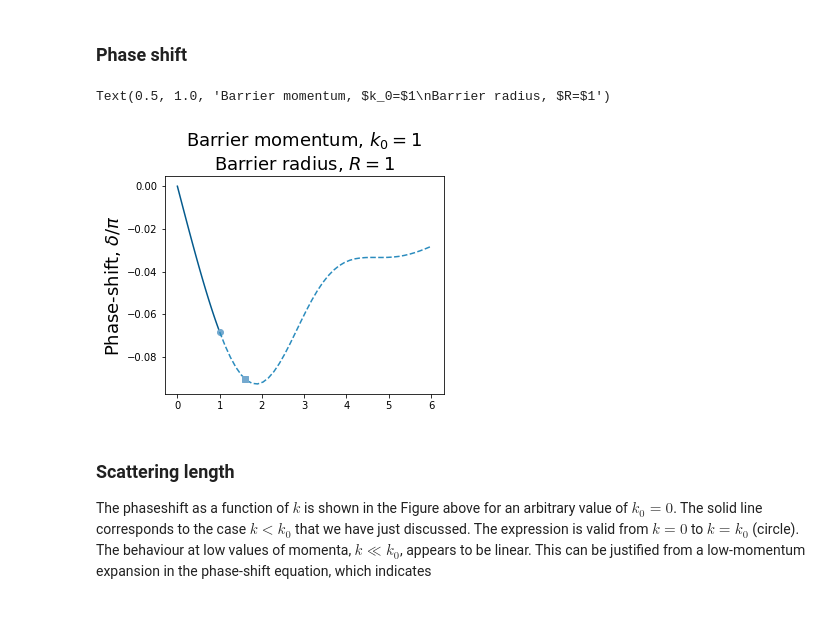
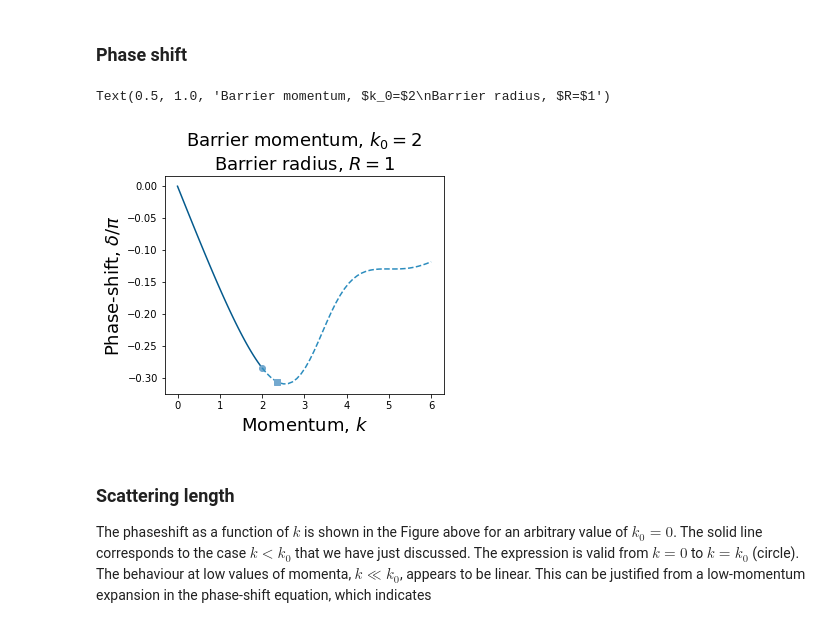
Before and after one commit to arnaurios/AdvancedQuantumMechanics, a Jupyter notebook: Scattering_spherical.ipynb, the cells around one changed output. Drawn from its saved outputs; the diff is of its cells as text; code cells hidden in the pictures.

Commit message:
2022 scattering

```diff
--- a/Scattering_spherical.ipynb
+++ b/Scattering_spherical.ipynb
@@ -258,41 +258,43 @@ epsilon=0.001
 R=1;
 
 # THE MOMENTUM OF THE SCATTERING BARRIER
-k0=1;
+k0=2;
 
 
 def phaseshift_barrier_above(k,k0,R) :
     kappa=np.sqrt(np.power(k,2) - np.power(k0,2) )
     ph0=( np.arctan2( k*np.tan(kappa*R),kappa ) - k*R )%pi
     ph=ph0/pi-1
     return ph
 
 
 # COMPUTE PHASE-SHIFT BELOW THE BARRIER
 Nk_below=40
 kk1=np.linspace(0,k0-epsilon,Nk_below)
 ps1=phaseshift_barrier_below(kk1,k0,R)
 
 # COMPUTE PHASE-SHIFT ABOVE THE BARRIER
 Nk_above=40
 kk2=np.linspace(k0+epsilon,6,Nk_below)
 ps2=phaseshift_barrier_above(kk2,k0,R)
 
 # RESONANCE CONDITION
 kres1=np.sqrt( np.power(k0,2) + (pi/(2*R)))
 
 fig, (ax1) = plt.subplots(figsize=(5,4), ncols=1, nrows=1)
 ax1.plot(kk1,ps1,color="#045a8d")
 ax1.plot(k0,phaseshift_barrier_below(k0-0.001,k0,R),'o',color="#74a9cf")
 
 ax1.plot(kk2,ps2,"--",color="#2b8cbe")
 ax1.plot(kres1,phaseshift_barrier_above(kres1,k0,R),'s',color="#74a9cf")
 
 ax1.set_ylabel(r"Phase-shift, $\delta/\pi$",fontsize=18)
+ax1.set_xlabel(r"Momentum, $k$",fontsize=18)
+
 ax1.set_title(r"Barrier momentum, $k_0=$"+str(k0)+"\n" + "Barrier radius, $R=$"+str(R),fontsize=18)
 # %% [output]
-Text(0.5, 1.0, 'Barrier momentum, $k_0=$1\nBarrier radius, $R=$1')
+Text(0.5, 1.0, 'Barrier momentum, $k_0=$2\nBarrier radius, $R=$1')
-[figure, old version]
+[figure, new version]
 # %% [markdown]
 ### Scattering length
 The phaseshift as a function of $k$ is shown in the Figure above for
```
Also changed, not shown: parts of 5 cells of this notebook, 2 other files.
